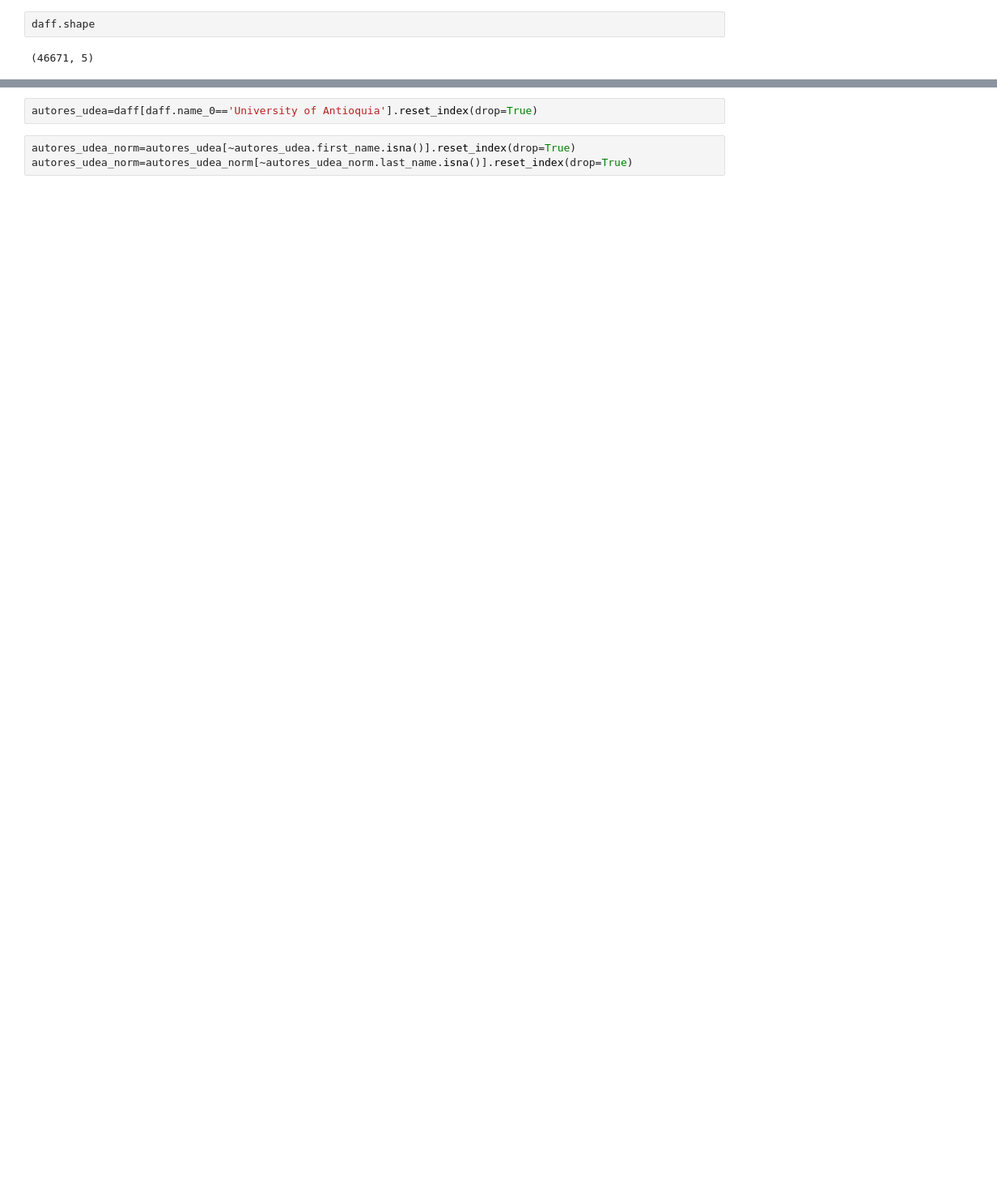
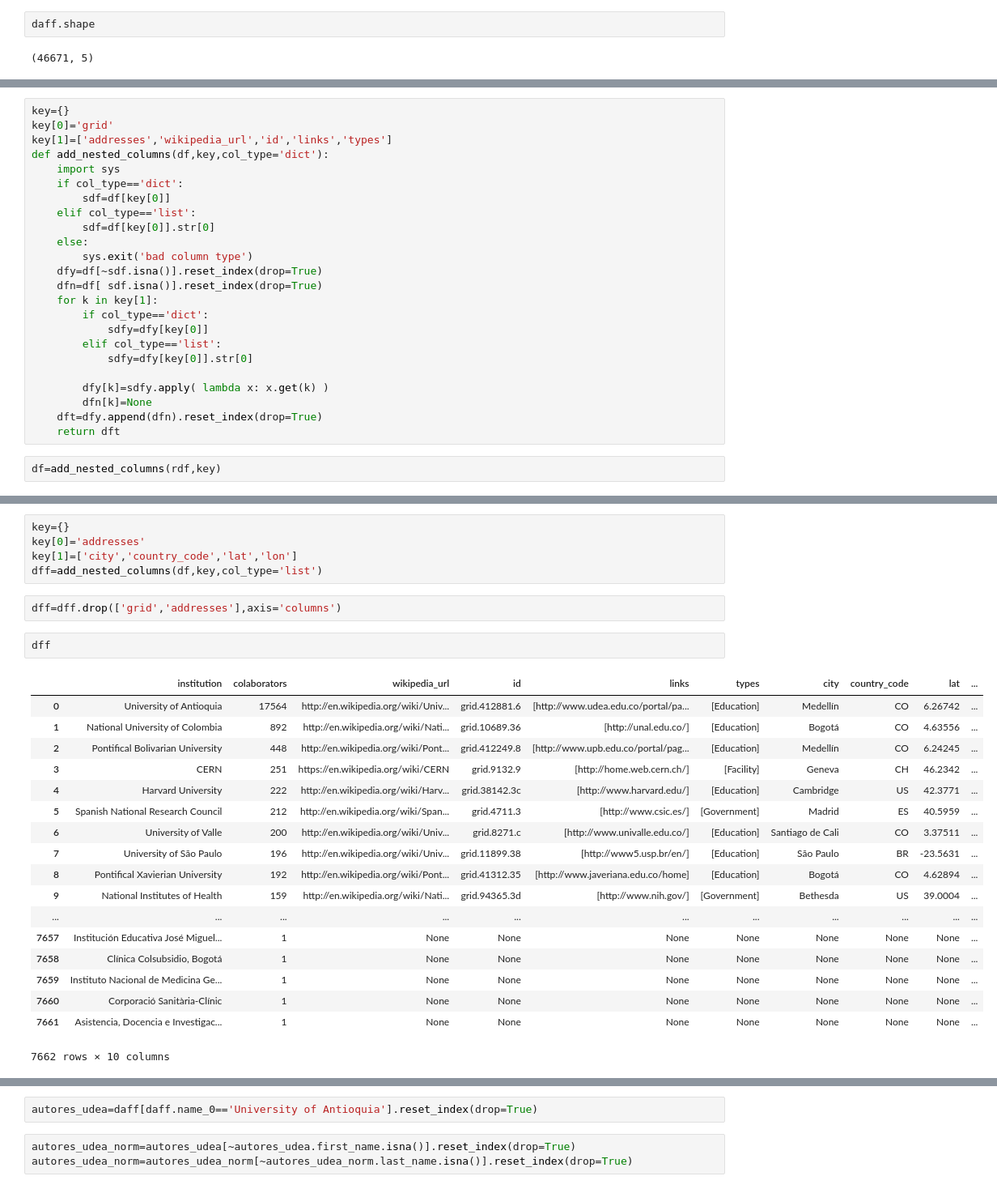
Before and after one commit to restrepo/lens, a Jupyter notebook: lens.ipynb, the cells around one changed output, grey strips where cells are left out. Shown at 81% size. Cells and saved outputs as stored; diff of their text form; blank space fills up the shorter version.

```diff
--- a/lens.ipynb
+++ b/lens.ipynb
@@ -75,0 +132,26 @@ daff.shape
+# %%
+key={}
+key[0]='grid'
+key[1]=['addresses','wikipedia_url','id','links','types']
+def add_nested_columns(df,key,col_type='dict'):
+    import sys
+    if col_type=='dict':
+        sdf=df[key[0]]
+    elif col_type=='list':
+        sdf=df[key[0]].str[0]
+    else:
+        sys.exit('bad column type')
+    dfy=df[~sdf.isna()].reset_index(drop=True)
+    dfn=df[ sdf.isna()].reset_index(drop=True)
+    for k in key[1]:
+        if col_type=='dict':
+            sdfy=dfy[key[0]]
+        elif col_type=='list':
+            sdfy=dfy[key[0]].str[0]
+
+        dfy[k]=sdfy.apply( lambda x: x.get(k) )
+        dfn[k]=None
+    dft=dfy.append(dfn).reset_index(drop=True)
+    return dft
+# %%
+df=add_nested_columns(rdf,key)
@@ -75,0 +164,28 @@ daff.shape
+# %%
+key={}
+key[0]='addresses'
+key[1]=['city','country_code','lat','lon']
+dff=add_nested_columns(df,key,col_type='list')
+# %%
+dff=dff.drop(['grid','addresses'],axis='columns')
+# %%
+dff
+# %% [output]
+|  | institution | colaborators | wikipedia_url | id | links | types | city | country_code | lat | ... |
+| 0 | University of Antioquia | 17564 | http://en.wikipedia.org/wiki/Univ... | grid.412881.6 | [http://www.udea.edu.co/portal/pa... | [Education] | Medellín | CO | 6.26742 | ... |
+| 1 | National University of Colombia | 892 | http://en.wikipedia.org/wiki/Nati... | grid.10689.36 | [http://unal.edu.co/] | [Education] | Bogotá | CO | 4.63556 | ... |
+| 2 | Pontifical Bolivarian University | 448 | http://en.wikipedia.org/wiki/Pont... | grid.412249.8 | [http://www.upb.edu.co/portal/pag... | [Education] | Medellín | CO | 6.24245 | ... |
+| 3 | CERN | 251 | https://en.wikipedia.org/wiki/CERN | grid.9132.9 | [http://home.web.cern.ch/] | [Facility] | Geneva | CH | 46.2342 | ... |
+| 4 | Harvard University | 222 | http://en.wikipedia.org/wiki/Harv... | grid.38142.3c | [http://www.harvard.edu/] | [Education] | Cambridge | US | 42.3771 | ... |
+| 5 | Spanish National Research Council | 212 | http://en.wikipedia.org/wiki/Span... | grid.4711.3 | [http://www.csic.es/] | [Government] | Madrid | ES | 40.5959 | ... |
+| 6 | University of Valle | 200 | http://en.wikipedia.org/wiki/Univ... | grid.8271.c | [http://www.univalle.edu.co/] | [Education] | Santiago de Cali | CO | 3.37511 | ... |
+| 7 | University of São Paulo | 196 | http://en.wikipedia.org/wiki/Univ... | grid.11899.38 | [http://www5.usp.br/en/] | [Education] | São Paulo | BR | -23.5631 | ... |
+| 8 | Pontifical Xavierian University | 192 | http://en.wikipedia.org/wiki/Pont... | grid.41312.35 | [http://www.javeriana.edu.co/home] | [Education] | Bogotá | CO | 4.62894 | ... |
+| 9 | National Institutes of Health | 159 | http://en.wikipedia.org/wiki/Nati... | grid.94365.3d | [http://www.nih.gov/] | [Government] | Bethesda | US | 39.0004 | ... |
+| ... | ... | ... | ... | ... | ... | ... | ... | ... | ... | ... |
+| 7657 | Institución Educativa José Miguel... | 1 | None | None | None | None | None | None | None | ... |
+| 7658 | Clínica Colsubsidio, Bogotá | 1 | None | None | None | None | None | None | None | ... |
+| 7659 | Instituto Nacional de Medicina Ge... | 1 | None | None | None | None | None | None | None | ... |
+| 7660 | Corporació Sanitària-Clínic | 1 | None | None | None | None | None | None | None | ... |
+| 7661 | Asistencia, Docencia e Investigac... | 1 | None | None | None | None | None | None | None | ... |
+7662 rows × 10 columns
```
Also changed, not shown: parts of 31 cells of this notebook.
